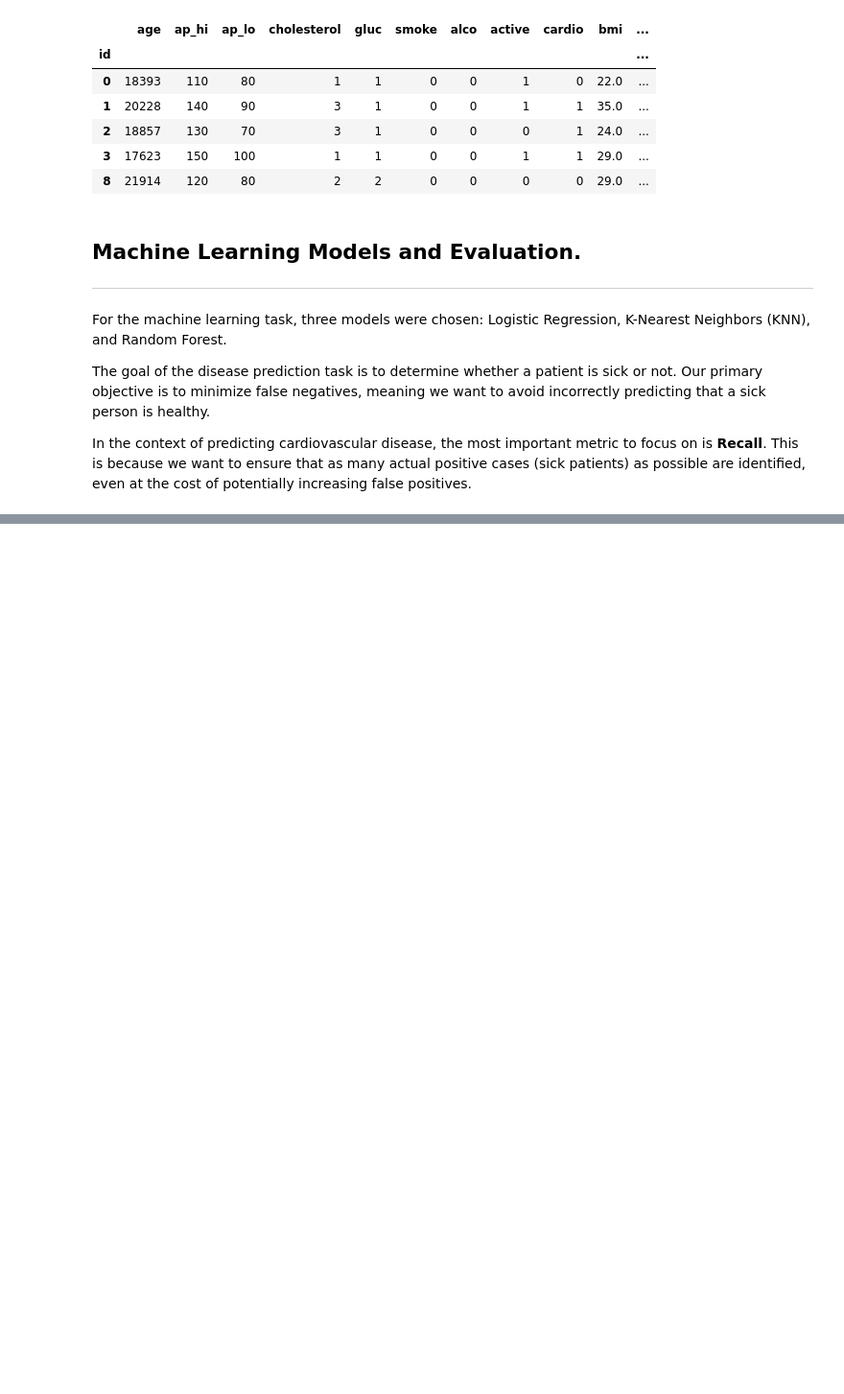
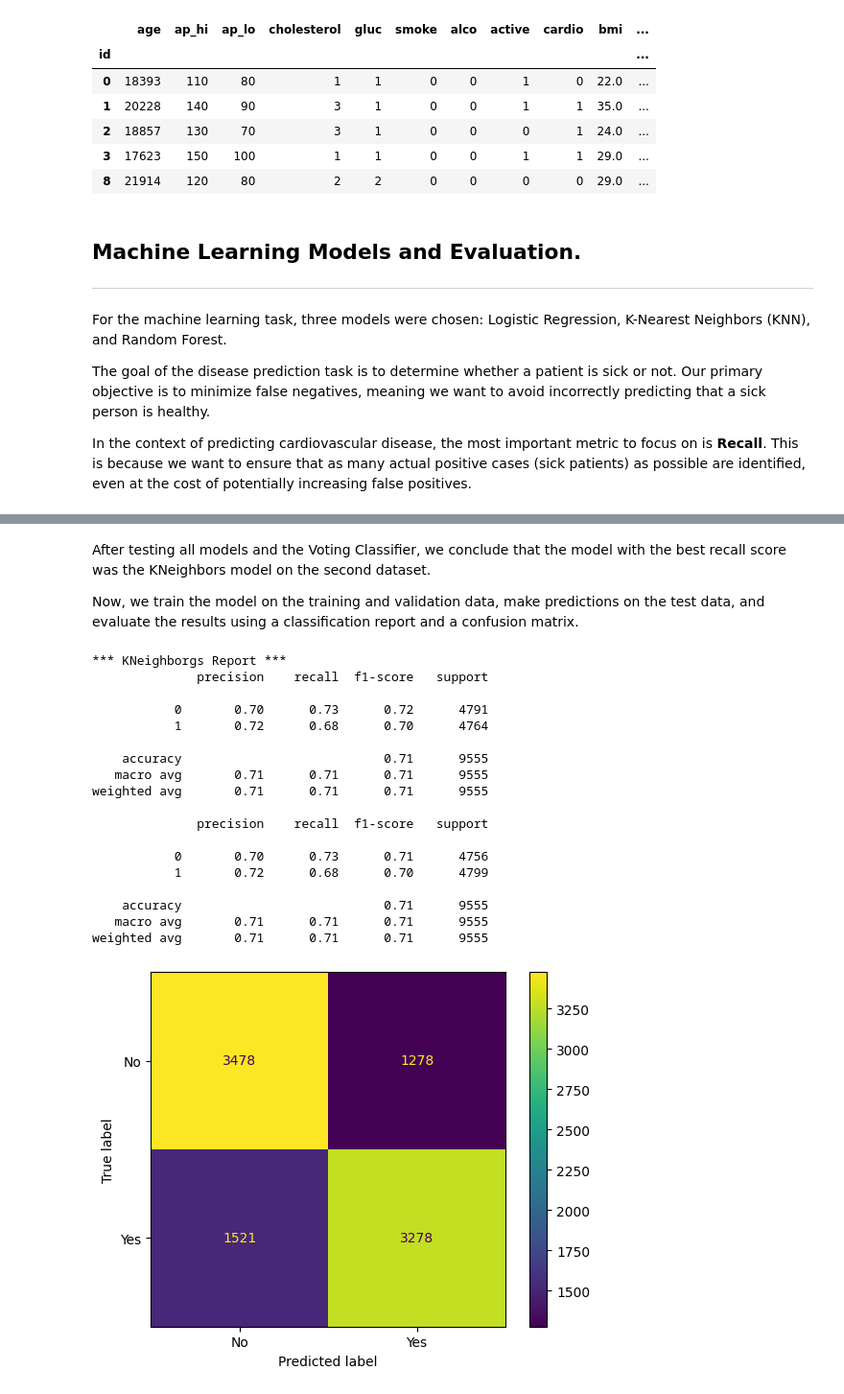
Before and after one commit to S1gge/Machine-Learning-Medical-Prediction, a Jupyter notebook: Lab_01/Report.ipynb, the cells around one changed output, grey strips where cells are left out. Shown at 96% size. Cells and saved outputs as stored; diff of their text form; code cells hidden in the pictures; blank space fills up the shorter version.

```diff
--- a/Lab_01/Report.ipynb
+++ b/Lab_01/Report.ipynb
@@ -278,0 +315,26 @@ LogisticRegression(C=1, l1_ratio=np.float64(0.6842105263157894), max_iter=1000,
+# %% [markdown]
+After testing all models and the Voting Classifier, we conclude that the model with the best recall score was the KNeighbors model on the second dataset.
+
+Now, we train the model on the training and validation data, make predictions on the test data, and evaluate the results using a classification report and a confusion matrix.
+# %%
+model_2.test(model_2.knn());
+# %% [output]
+*** KNeighborgs Report ***
+              precision    recall  f1-score   support
+
+           0       0.70      0.73      0.72      4791
+           1       0.72      0.68      0.70      4764
+
+    accuracy                           0.71      9555
+   macro avg       0.71      0.71      0.71      9555
+weighted avg       0.71      0.71      0.71      9555
+
+              precision    recall  f1-score   support
+
+           0       0.70      0.73      0.71      4756
+           1       0.72      0.68      0.70      4799
+
+    accuracy                           0.71      9555
+   macro avg       0.71      0.71      0.71      9555
+weighted avg       0.71      0.71      0.71      9555
+[figure, added]
```
Also changed, not shown: parts of 11 cells of this notebook, 2 other files.
